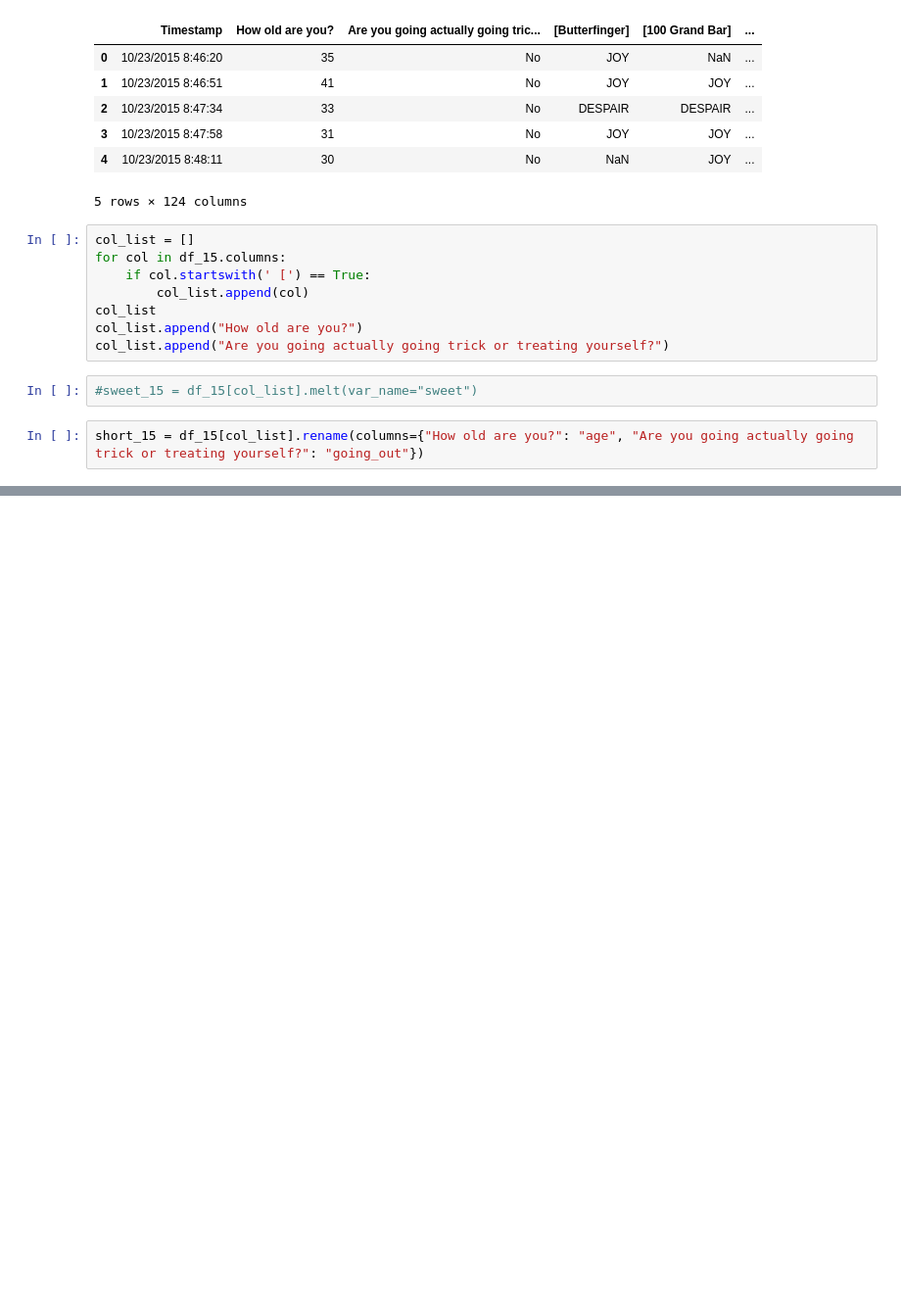
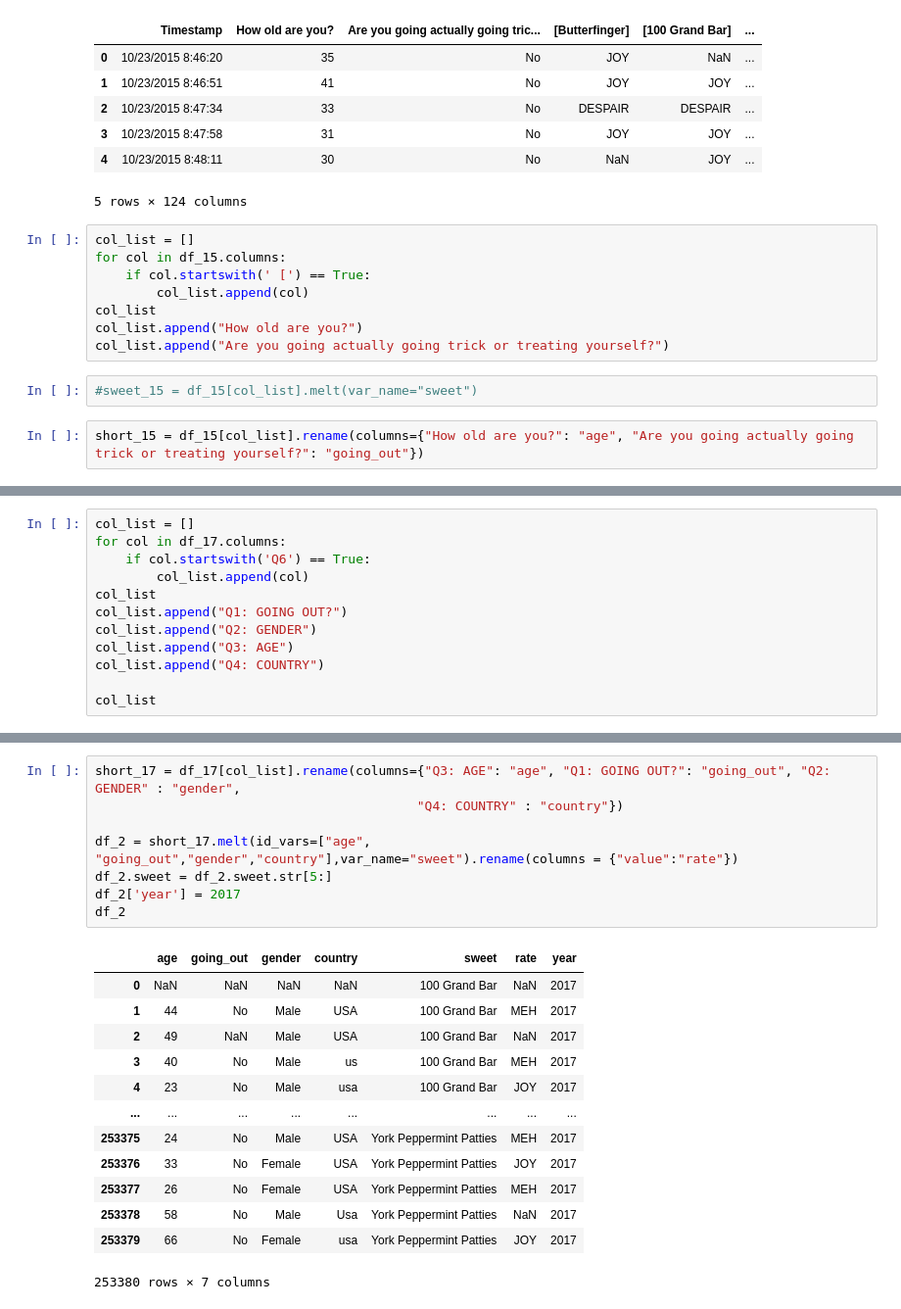
Before and after one commit to XBonham-Yang/dirty_data_codeclan_project_xby, a Jupyter notebook: task4_in_python/task4.ipynb, the cells around one changed output, grey strips where cells are left out. Shown: that part at 98% size. Drawn from its saved outputs; the diff is of its cells as text; blank space fills up the shorter version.

```diff
--- a/task4_in_python/task4.ipynb
+++ b/task4_in_python/task4.ipynb
@@ -52,0 +124,12 @@ short_15.melt(id_vars=["age", "going_out"],var_name="sweet")
+# %%
+col_list = []
+for col in df_17.columns:
+    if col.startswith('Q6') == True:
+        col_list.append(col)
+col_list
+col_list.append("Q1: GOING OUT?")
+col_list.append("Q2: GENDER")
+col_list.append("Q3: AGE")
+col_list.append("Q4: COUNTRY")
+
+col_list
@@ -52,0 +154,22 @@ short_15.melt(id_vars=["age", "going_out"],var_name="sweet")
+# %%
+short_17 = df_17[col_list].rename(columns={"Q3: AGE": "age", "Q1: GOING OUT?": "going_out", "Q2: GENDER" : "gender",
+                                          "Q4: COUNTRY" : "country"})
+
+df_2 = short_17.melt(id_vars=["age", "going_out","gender","country"],var_name="sweet").rename(columns = {"value":"rate"})
+df_2.sweet = df_2.sweet.str[5:]
+df_2['year'] = 2017
+df_2
+# %% [output]
+|  | age | going_out | gender | country | sweet | rate | year |
+| 0 | NaN | NaN | NaN | NaN | 100 Grand Bar | NaN | 2017 |
+| 1 | 44 | No | Male | USA | 100 Grand Bar | MEH | 2017 |
+| 2 | 49 | NaN | Male | USA | 100 Grand Bar | NaN | 2017 |
+| 3 | 40 | No | Male | us | 100 Grand Bar | MEH | 2017 |
+| 4 | 23 | No | Male | usa | 100 Grand Bar | JOY | 2017 |
+| ... | ... | ... | ... | ... | ... | ... | ... |
+| 253375 | 24 | No | Male | USA | York Peppermint Patties | MEH | 2017 |
+| 253376 | 33 | No | Female | USA | York Peppermint Patties | JOY | 2017 |
+| 253377 | 26 | No | Female | USA | York Peppermint Patties | MEH | 2017 |
+| 253378 | 58 | No | Male | Usa | York Peppermint Patties | NaN | 2017 |
+| 253379 | 66 | No | Female | usa | York Peppermint Patties | JOY | 2017 |
+253380 rows × 7 columns
```
Also changed, not shown: parts of 14 cells of this notebook.
